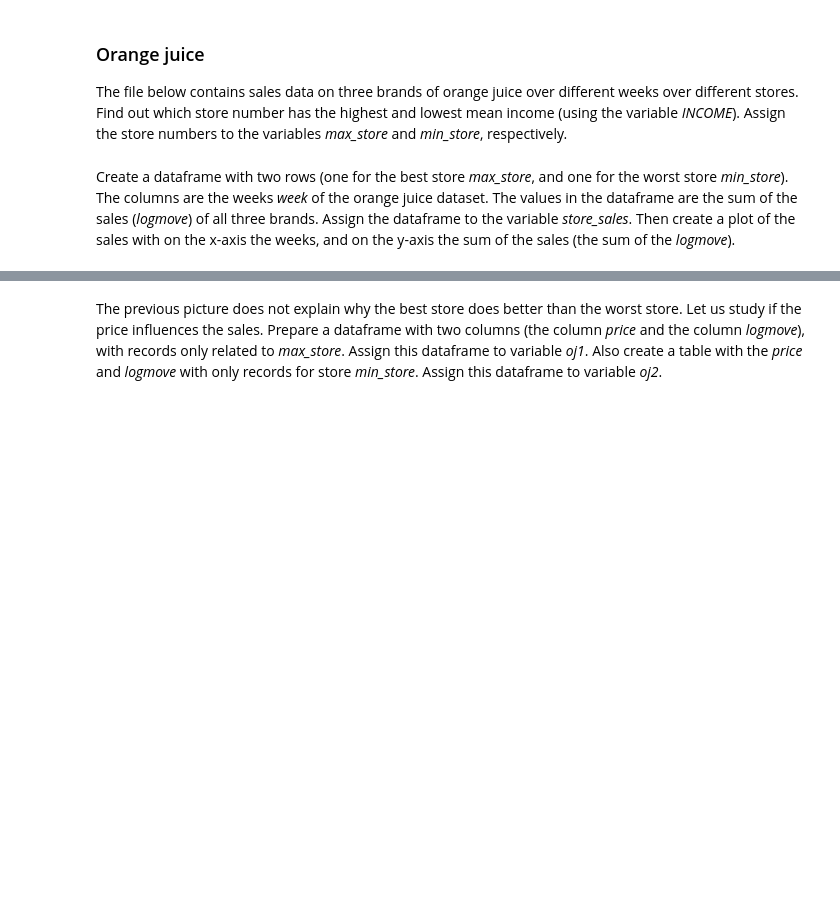
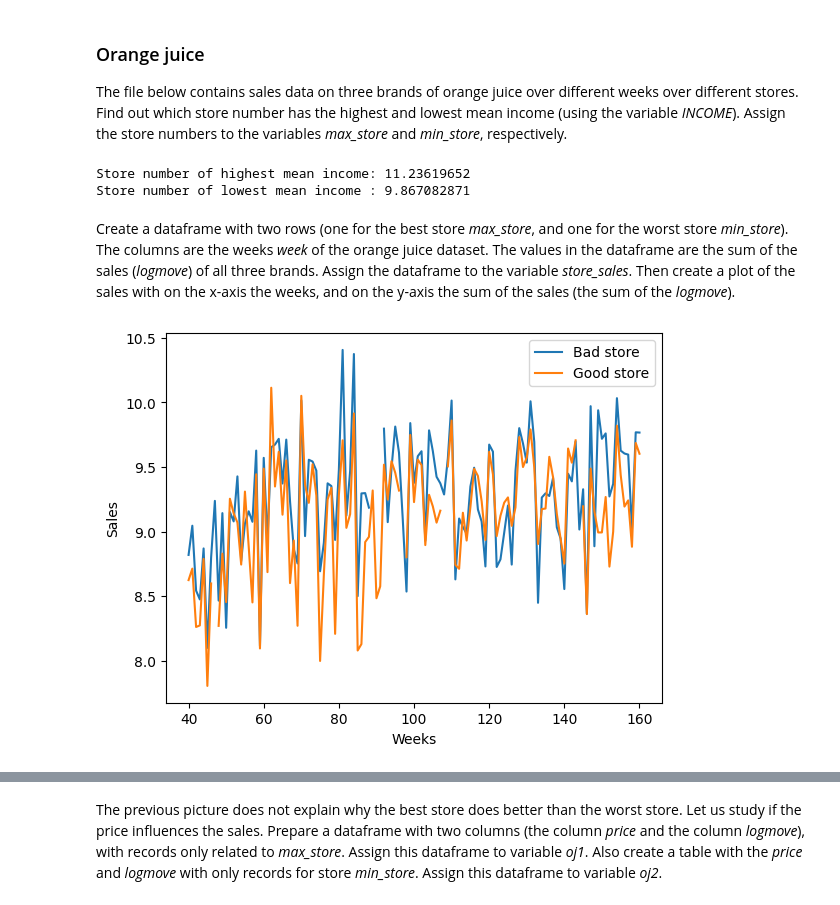
Before and after one commit to jaccogriff/data-wrangling-2024, a Jupyter notebook: ass2/assignment02.ipynb, the cells around one changed output, grey strips where cells are left out. Saved outputs shown, nothing was run; the diff lists cells and outputs as text; code cells hidden in the pictures; blank space fills up the shorter version.

```diff
--- a/ass2/assignment02.ipynb
+++ b/ass2/assignment02.ipynb
@@ -102,10 +132,19 @@ The file below contains sales data on three brands of orange juice over differen
 oj = pd.read_csv('oj.csv')
 
 # YOUR CODE HERE
+oj.head(20)
 
+mean_income_per_store = oj.groupby('store')["INCOME"].mean()
+
+
+max_store = max(mean_income_per_store)
+min_store = min(mean_income_per_store)
 # YOUR CODE ENDS HERE
 # %%
 print("Store number of highest mean income: {}".format(max_store))
 print("Store number of lowest mean income : {}".format(min_store))
+# %% [output]
+Store number of highest mean income: 11.23619652
+Store number of lowest mean income : 9.867082871
 # %% [markdown]
 Create a dataframe with two rows (one for the best store *max_store*, and one for the worst store *min_store*). The columns are the weeks *week* of the orange juice dataset. The values in the dataframe are the sum of the sales (*logmove*) of all three brands. Assign the dataframe to the variable *store_sales*. Then create a plot of the sales with on the x-axis the weeks, and on the y-axis the sum of the sales (the sum of the *logmove*).
@@ -116,2 +151,29 @@ Create a dataframe with two rows (one for the best store *max_store*, and one fo
+# %%
+# YOUR CODE HERE
+weeks = sorted(oj["week"].unique())
+
+empty_cells = {col: [np.nan, np.nan] for col in weeks}
+store_sales = pd.DataFrame(empty_cells)
+worst_store = mean_income_per_store.idxmin()
+best_store = mean_income_per_store.idxmax()
+
+for week in weeks:
+    store_sales[week][0]= oj[(oj["store"] == worst_store) & (oj["week"] == week)]["logmove"].mean()
+    store_sales[week][1]= oj[(oj["store"] == best_store) & (oj["week"] == week)]["logmove"].mean()
+
+
+store_sales.iloc[0].plot(label='Bad store')
+store_sales.iloc[1].plot(label='Good store')
+
+plt.xlabel('Weeks')
+plt.ylabel('Sales')
+
+# Customize the legend
+plt.legend()
+
+# Show the plot
+plt.show()
+# %% [output]
+[figure, added]
 # %%
 display(store_sales)
```
Also changed, not shown: parts of 20 cells of this notebook, 1 other file.
